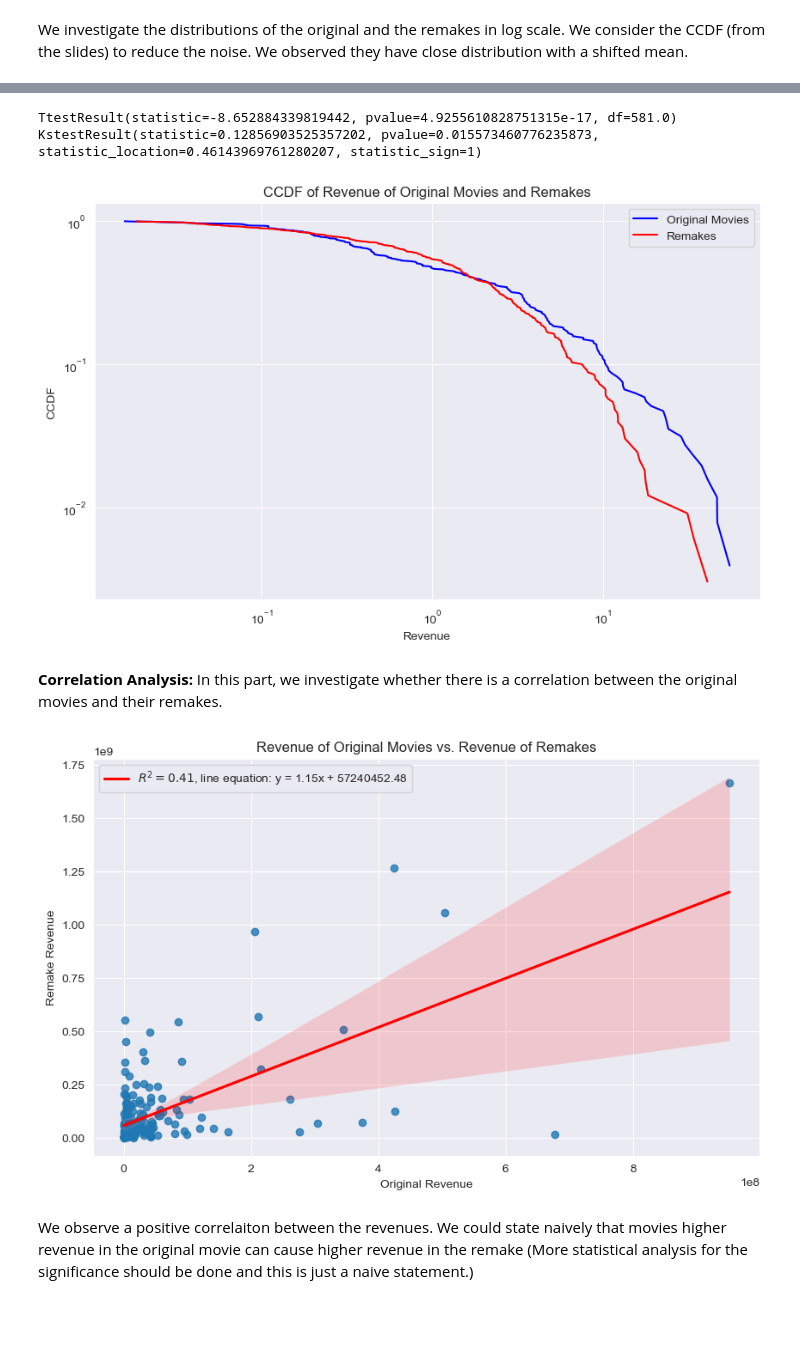
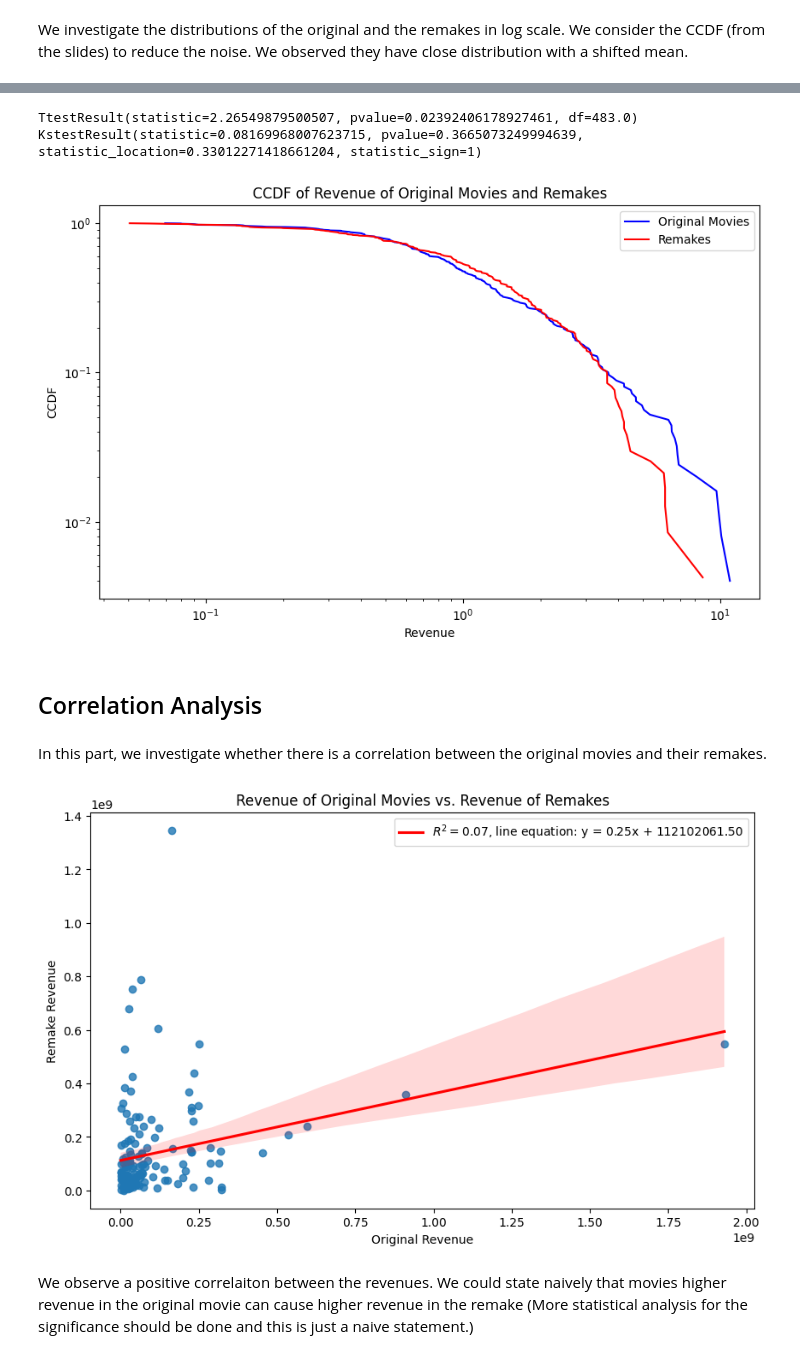
Before and after one commit to epfl-ada/ada-2024-project-madayam, a Jupyter notebook: result_methods.ipynb, the cells around one changed output, grey strips where cells are left out. Drawn from its saved outputs; the diff is of its cells as text; code cells hidden in the pictures; blank space fills up the shorter version.

Commit message:
update distribution analysis

```diff
--- a/result_methods.ipynb
+++ b/result_methods.ipynb
@@ -30,7 +30,7 @@ from ada_config.config import CONFIG
 # load movie metadata
 
 # Load movie metadata
-df_movies = pd.read_csv(CONFIG["data_path"] / "enrich_movie_data.csv")
+df_movies = pd.read_csv(CONFIG["data_path"] / "enrich_movie_data2.csv")
 
 # Load charachter metadata
 df_chars  = pd.read_csv(CONFIG["cmu_path"] / "character_metadata.csv")
@@ -192,25 +218,29 @@ plt.show()
 # %%
-# test if the revenue of original movies and remakes are from the same distribution
+# test if the revenue of original movies and remakes have the same mean
 
-# scale the revenues
 origin_log = np.log(original_revenue_filtered)
 remakes_log = np.log(remakes_revenue_filtered)
 
 print(ttest_ind(origin_log, remakes_log))
 
+# test whether the two distributions have the same shape/relative structure
+
 origin_log -= origin_log.mean()
+origin_log /= origin_log.std()
+
 remakes_log -= remakes_log.mean()
+remakes_log /= remakes_log.std()
 
-origin_zmean = np.exp(origin_log)
-remakes_zmean = np.exp(remakes_log)
-
-
-print(ks_2samp(origin_zmean, remakes_zmean))
+print(ks_2samp(origin_log, remakes_log))
 # %% [output]
-TtestResult(statistic=-8.652884339819442, pvalue=4.9255610828751315e-17, df=581.0)
-KstestResult(statistic=0.12856903525357202, pvalue=0.015573460776235873, statistic_location=0.46143969761280207, statistic_sign=1)
+TtestResult(statistic=2.26549879500507, pvalue=0.02392406178927461, df=483.0)
+KstestResult(statistic=0.08169968007623715, pvalue=0.3665073249994639, statistic_location=0.33012271418661204, statistic_sign=1)
 # %%
 # sorting the data and calculating CCDF
+
+origin_zmean = np.exp(origin_log)
+remakes_zmean = np.exp(remakes_log)
+
 sorted_revenues = np.sort(origin_zmean)
 sorted_revenues = sorted_revenues[::-1]
 ccdf = np.arange(1, len(sorted_revenues) + 1) / len(sorted_revenues)
@@ -233,37 +263,39 @@ plt.yscale("log")
 plt.legend()
 plt.show()
 # %% [output]
-[figure, old version]
+[figure, new version]
+# %% [markdown]
+## Correlation Analysis
 # %% [markdown]
-**Correlation Analysis:** In this part, we investigate whether there is a correlation between the original movies and their remakes.
+In this part, we investigate whether there is a correlation between the original movies and their remakes.
 # %%
 movie_remakes_df_joined = pd.merge(movie_remakes_df, df_movies, left_on="remake_wikidata_id", right_on="wikidata_id", how="inner")
-movies_remakes_df_joined = pd.merge(movie_remakes_df_joined, df_movies, left_on="original_wikidata_id", right_on="wikidata_id", how="inner")
-
-movies_remakes_df_joined.rename(columns={"movie_revenue_x": "remake_revenue", "movie_revenue_y": "original_revenue"}, inplace=True)
-
-# keep rows with non null original and remake revenues
-
-movies_remakes_df_joined_non_nan = movies_remakes_df_joined.dropna(subset=["remake_revenue", "original_revenue"])
+movie_remakes_df_joined = pd.merge(movie_remakes_df_joined, df_movies, left_on="original_wikidata_id", right_on="wikidata_id", how="inner")
+# %%
+movie_remakes_df_joined.rename(columns={"adjusted_revenue_x": "remake_revenue", "adjusted_revenue_y": "original_revenue"}, inplace=True)
+
+# keep rows with non null original and remake revenues
+
+movie_remakes_df_joined_non_nan = movie_remakes_df_joined.dropna(subset=["remake_revenue", "original_revenue"])
 # %%
-x = movies_remakes_df_joined_non_nan["original_revenue"]
-y = movies_remakes_df_joined_non_nan["remake_revenue"]
+x = movie_remakes_df_joined_non_nan["original_revenue"]
+y = movie_remakes_df_joined_non_nan["remake_revenue"]
 
 slope, intercept, r_value, p_value, std_err = linregress(x, y)
 
 r_squared = r_value ** 2
 
 plt.figure(figsize=(10, 6))
 sns.regplot(x=x, y=y, line_kws={"color": "red", "label": f"$R^2 = {r_squared:.2f}$, line equation: y = {slope:.2f}x + {intercept:.2f}"})
 
 # Add plot titles and labels
 plt.title("Revenue of Original Movies vs. Revenue of Remakes")
 plt.xlabel("Original Revenue")
 plt.ylabel("Remake Revenue")
 plt.legend(loc="best")  # Show the legend with R^2 value
 plt.show()
 # %% [output]
-[figure, old version]
+[figure, new version]
 # %% [markdown]
 We observe a positive correlaiton between the revenues. We could state naively that movies higher revenue in the original movie can cause higher revenue in the remake (More statistical analysis for the significance should be done and this is just a naive statement.)
 # %% [markdown]
```
Also changed, not shown: parts of 11 cells of this notebook, 1 other file.
